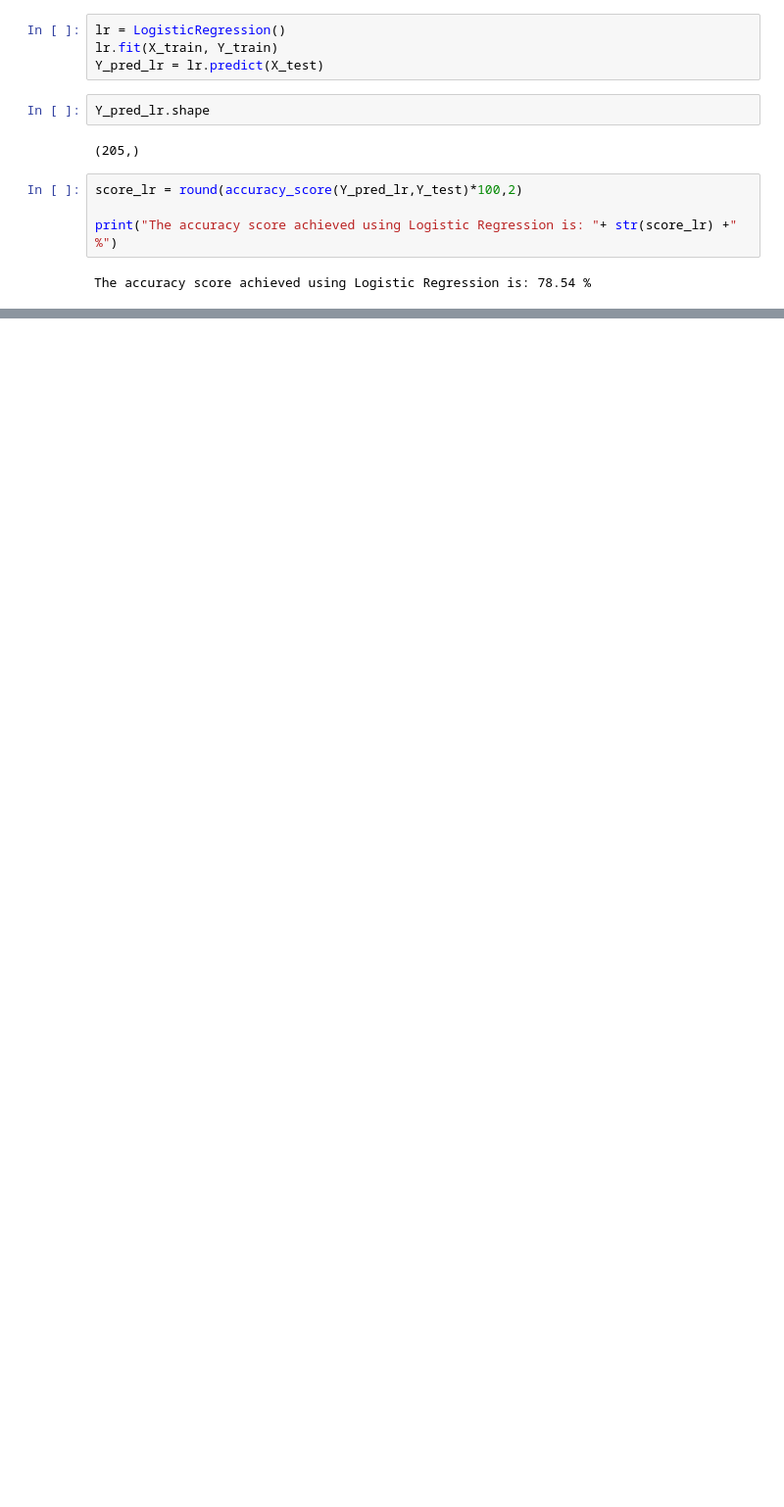
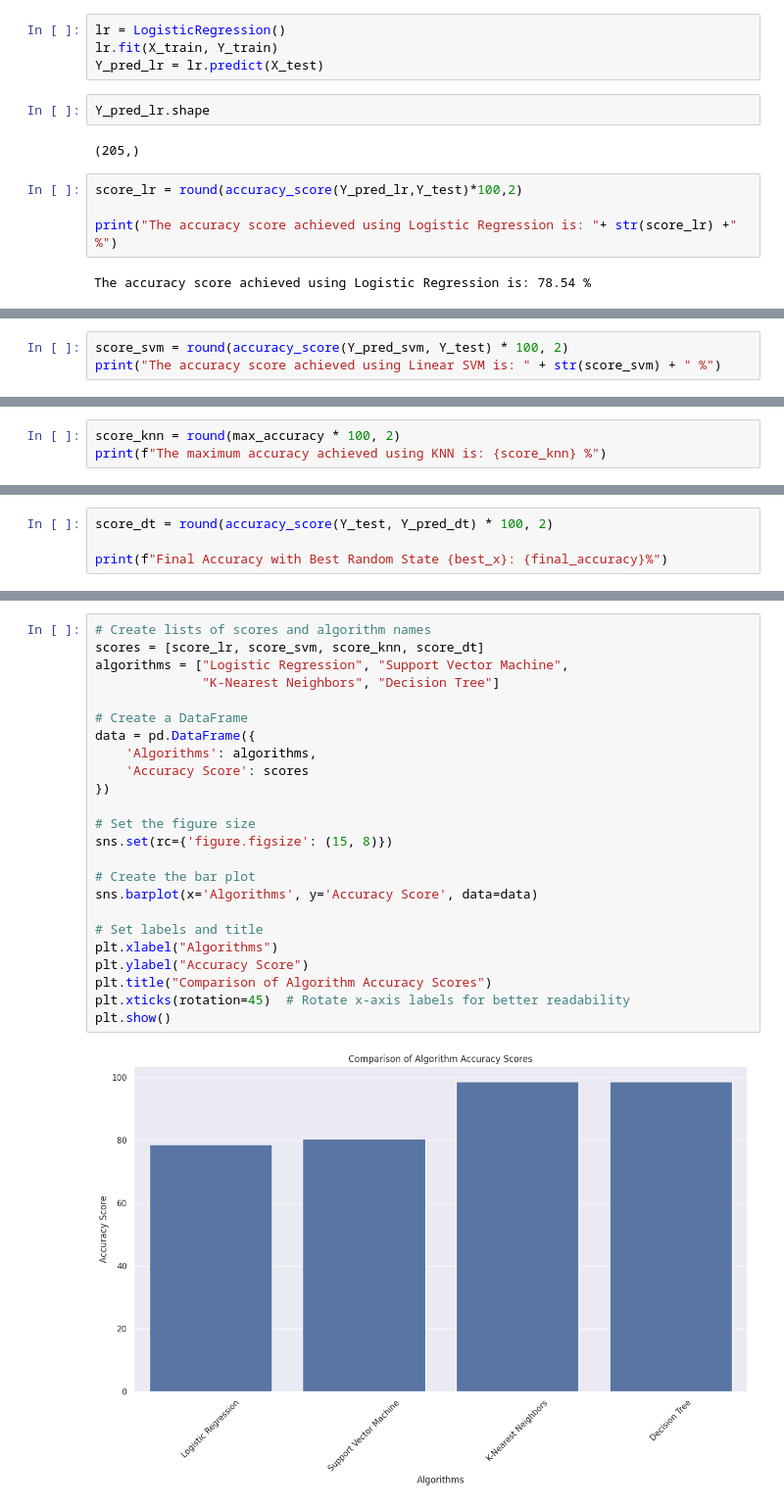
Before and after one commit to raushankumar311/heart-disease-detection, a Jupyter notebook: colabo/UploadFiles.ipynb, the cells around one changed output, grey strips where cells are left out. Shown at 98% size. Cells and saved outputs as stored; diff of their text form; blank space fills up the shorter version.

```diff
--- a/colabo/UploadFiles.ipynb
+++ b/colabo/UploadFiles.ipynb
@@ -291,0 +300,3 @@ The accuracy score achieved using Logistic Regression is: 78.54 %
+# %%
+score_svm = round(accuracy_score(Y_pred_svm, Y_test) * 100, 2)
+print("The accuracy score achieved using Linear SVM is: " + str(score_svm) + " %")
@@ -291,0 +345,3 @@ The accuracy score achieved using Logistic Regression is: 78.54 %
+# %%
+score_knn = round(max_accuracy * 100, 2)
+print(f"The maximum accuracy achieved using KNN is: {score_knn} %")
@@ -291,0 +378,4 @@ The accuracy score achieved using Logistic Regression is: 78.54 %
+# %%
+score_dt = round(accuracy_score(Y_test, Y_pred_dt) * 100, 2)
+
+print(f"Final Accuracy with Best Random State {best_x}: {final_accuracy}%")
@@ -291,0 +397,26 @@ The accuracy score achieved using Logistic Regression is: 78.54 %
+# %%
+# Create lists of scores and algorithm names
+scores = [score_lr, score_svm, score_knn, score_dt]
+algorithms = ["Logistic Regression", "Support Vector Machine",
+              "K-Nearest Neighbors", "Decision Tree"]
+
+# Create a DataFrame
+data = pd.DataFrame({
+    'Algorithms': algorithms,
+    'Accuracy Score': scores
+})
+
+# Set the figure size
+sns.set(rc={'figure.figsize': (15, 8)})
+
+# Create the bar plot
+sns.barplot(x='Algorithms', y='Accuracy Score', data=data)
+
+# Set labels and title
+plt.xlabel("Algorithms")
+plt.ylabel("Accuracy Score")
+plt.title("Comparison of Algorithm Accuracy Scores")
+plt.xticks(rotation=45)  # Rotate x-axis labels for better readability
+plt.show()
+# %% [output]
+[figure, added]
```
Also changed, not shown: parts of 13 cells of this notebook.
